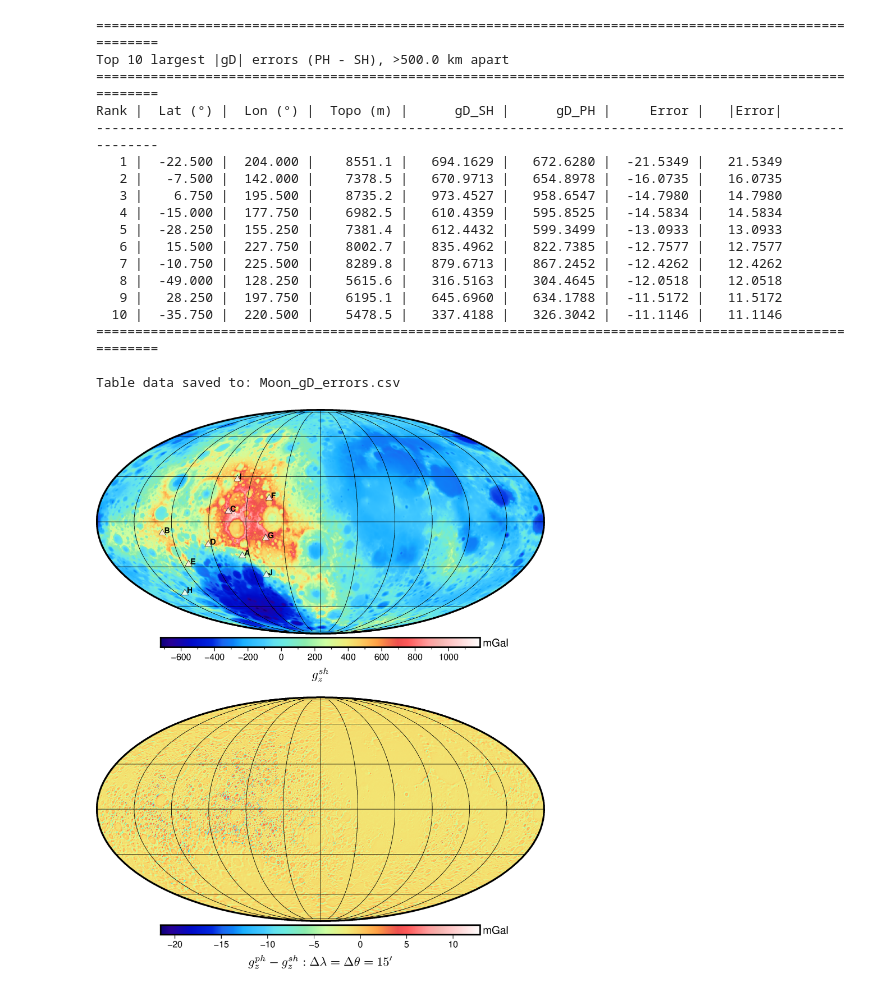
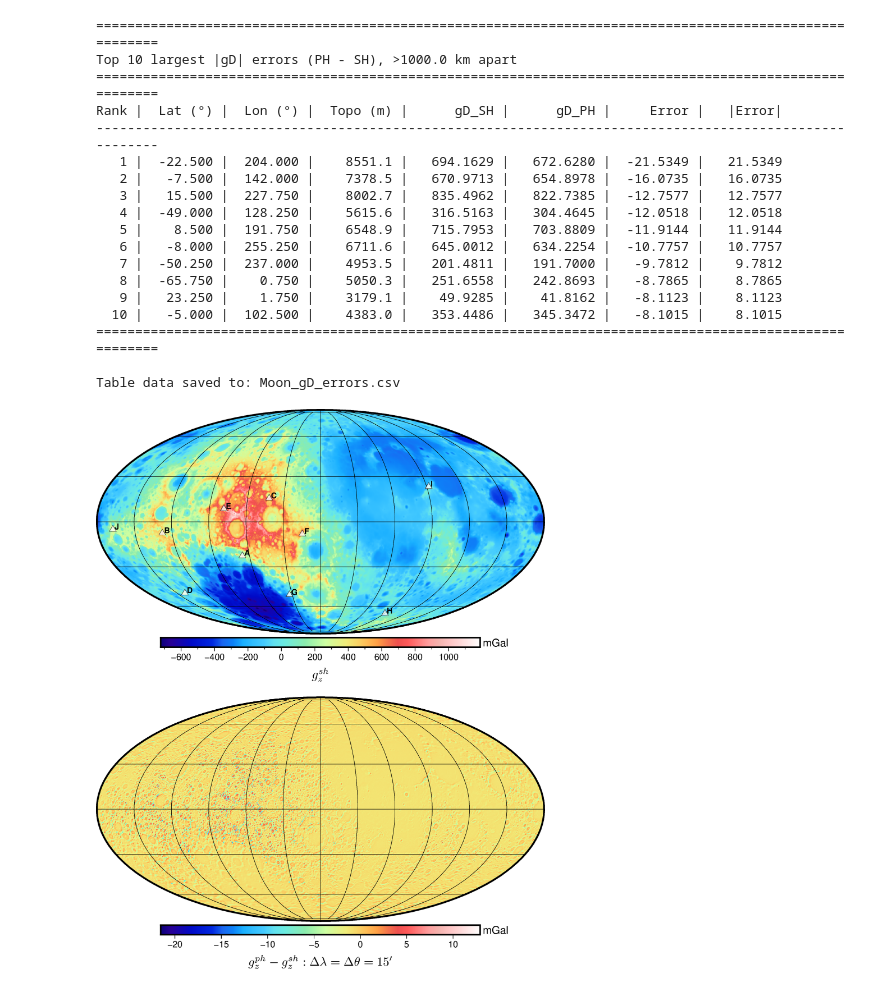
Before and after one commit to LeyuanWu/VecWerSch, a Jupyter notebook: ex_Moon_TopoGrav_PH_vs_SH_1.ipynb, the cells around one changed output. Saved outputs shown, nothing was run; the diff lists cells and outputs as text; code cells hidden in the pictures.

```diff
--- a/ex_Moon_TopoGrav_PH_vs_SH_1.ipynb
+++ b/ex_Moon_TopoGrav_PH_vs_SH_1.ipynb
@@ -82,9 +82,9 @@ Diff | gE   |  -11.6858 |   10.1128 |   -0.0000 |    0.7200
 Diff | gD   |  -21.5349 |   12.9305 |   -0.9213 |    1.1324
 ============================================================
 # %%
-# # ! Top-N largest |gD| errors (PH - SH) with >500 km separation
+# # ! Top-N largest |gD| errors (PH - SH) with >1000 km separation
 n_largest = 10
-min_dist_km = 500.0
+min_dist_km = 1000.0
 R_moon = 1737.4  # km
 abs_err = np.abs(d_gd).flatten()
 idx_sorted = np.argsort(-abs_err)
@@ -144,49 +144,51 @@ df_errors.to_csv("Moon_gD_errors.csv", index=False, float_format="%.4f")
 print(f"\nTable data saved to: Moon_gD_errors.csv")
 # %% [output]
 ========================================================================================================
-Top 10 largest |gD| errors (PH - SH), >500.0 km apart
+Top 10 largest |gD| errors (PH - SH), >1000.0 km apart
 ========================================================================================================
 Rank |  Lat (°) |  Lon (°) |  Topo (m) |      gD_SH |      gD_PH |     Error |   |Error|
 --------------------------------------------------------------------------------------------------------
    1 |  -22.500 |  204.000 |    8551.1 |   694.1629 |   672.6280 |  -21.5349 |   21.5349
    2 |   -7.500 |  142.000 |    7378.5 |   670.9713 |   654.8978 |  -16.0735 |   16.0735
-   3 |    6.750 |  195.500 |    8735.2 |   973.4527 |   958.6547 |  -14.7980 |   14.7980
-   4 |  -15.000 |  177.750 |    6982.5 |   610.4359 |   595.8525 |  -14.5834 |   14.5834
-   5 |  -28.250 |  155.250 |    7381.4 |   612.4432 |   599.3499 |  -13.0933 |   13.0933
-   6 |   15.500 |  227.750 |    8002.7 |   835.4962 |   822.7385 |  -12.7577 |   12.7577
-   7 |  -10.750 |  225.500 |    8289.8 |   879.6713 |   867.2452 |  -12.4262 |   12.4262
-   8 |  -49.000 |  128.250 |    5615.6 |   316.5163 |   304.4645 |  -12.0518 |   12.0518
-   9 |   28.250 |  197.750 |    6195.1 |   645.6960 |   634.1788 |  -11.5172 |   11.5172
-  10 |  -35.750 |  220.500 |    5478.5 |   337.4188 |   326.3042 |  -11.1146 |   11.1146
+   3 |   15.500 |  227.750 |    8002.7 |   835.4962 |   822.7385 |  -12.7577 |   12.7577
+   4 |  -49.000 |  128.250 |    5615.6 |   316.5163 |   304.4645 |  -12.0518 |   12.0518
+   5 |    8.500 |  191.750 |    6548.9 |   715.7953 |   703.8809 |  -11.9144 |   11.9144
+   6 |   -8.000 |  255.250 |    6711.6 |   645.0012 |   634.2254 |  -10.7757 |   10.7757
+   7 |  -50.250 |  237.000 |    4953.5 |   201.4811 |   191.7000 |   -9.7812 |    9.7812
+   8 |  -65.750 |    0.750 |    5050.3 |   251.6558 |   242.8693 |   -8.7865 |    8.7865
+   9 |   23.250 |    1.750 |    3179.1 |    49.9285 |    41.8162 |   -8.1123 |    8.1123
+  10 |   -5.000 |  102.500 |    4383.0 |   353.4486 |   345.3472 |   -8.1015 |    8.1015
 ========================================================================================================
 
 Table data saved to: Moon_gD_errors.csv
 # %%
 # # ! Mapping: SH vs PH
 err_txt = ['A','B','C','D','E','F','G','H','I','J']
 xr_gd_SH = pysh.SHGrid.from_array(gd_SH).to_xarray()
 xr_d_gd = pysh.SHGrid.from_array(d_gd).to_xarray()
 fig = pygmt.Figure()
 with fig.subplot(nrows=2, ncols=1, figsize=('14c', '16.5c'), margins="0.5c"):
     with fig.set_panel(panel=0):
-        fig.grdimage(grid=xr_gd_SH, projection="W-90/14c", cmap="haxby", frame="g30")
+        fig.grdimage(grid=xr_gd_SH, projection="W-90/14c",
+                     cmap="haxby", frame="g30")
         fig.plot(x=lons_1d[lon_indices], y=lats_1d[lat_indices],
                  projection="W-90/14c", transparency=25,
                  style="t0.25c", fill="white", pen="0.25p,black")
         fig.text(x=lons_1d[lon_indices], y=lats_1d[lat_indices], text=err_txt,
                  projection="W-90/14c", justify="BL",
                  offset="0.06c/0.0c", font="7p,Helvetica-Bold,black")
         fig.colorbar(position="JBC+o0/0.15i+w10c/0.3h",
                      frame=["a200f100", "x+l@[ g_z^{sh} @[", "y+lmGal"])
     with fig.set_panel(panel=1):
-        fig.grdimage(grid=xr_d_gd, projection="W-90/14c", cmap="haxby", frame="g30")
+        fig.grdimage(grid=xr_d_gd, projection="W-90/14c",
+                     cmap="haxby", frame="g30")
         xlabel = r"@[ g_z^{ph}-g_z^{sh}: \Delta \lambda = \Delta \theta = 15^{\prime}@["
         fig.colorbar(position="JBC+o0/0.15i+w10c/0.3h",
                      frame=["a5f5", f"x+l{xlabel}", "y+lmGal"])
 # fig.savefig('Moon_TopoGz_PH_vs_SH_1.png', dpi=400)
 fig.show(width=800)
 # %% [output]
-[figure, old version]
+[figure, new version]
 # %%
 # # ! End time
 print("=" * 80)
```
Also changed, not shown: parts of 2 cells of this notebook, 7 other files.
